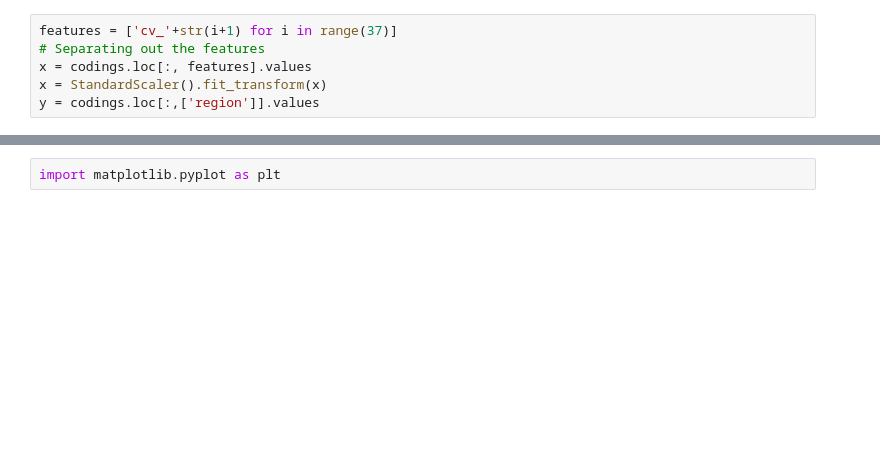
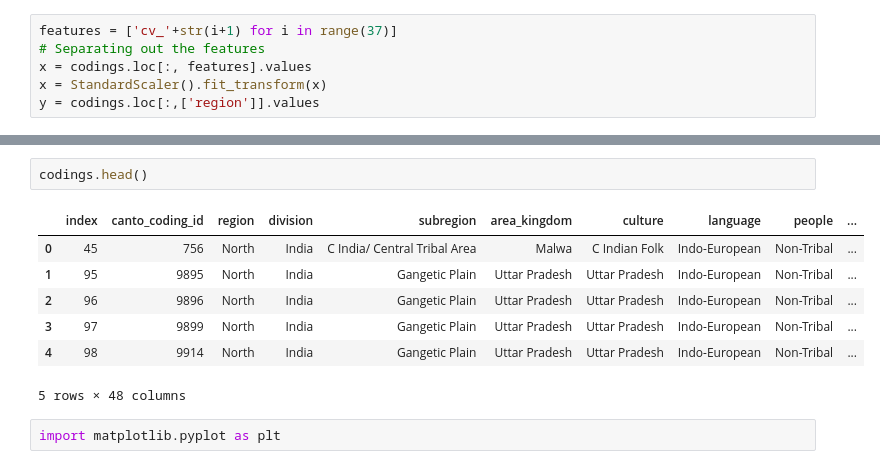
Before and after one commit to comp-music-lab/sfc-journal-2020, a Jupyter notebook: PCA.ipynb, the cells around one changed output, grey strips where cells are left out. Saved outputs shown, nothing was run; the diff lists cells and outputs as text; blank space fills up the shorter version.

```diff
--- a/PCA.ipynb
+++ b/PCA.ipynb
@@ -40,3 +47,13 @@ sns.barplot(x='Principal Component',y="Variance",
+# %%
+codings.head()
+# %% [output]
+|  | index | canto_coding_id | region | division | subregion | area_kingdom | culture | language | people | ... |
+| 0 | 45 | 756 | North | India | C India/ Central Tribal Area | Malwa | C Indian Folk | Indo-European | Non-Tribal | ... |
+| 1 | 95 | 9895 | North | India | Gangetic Plain | Uttar Pradesh | Uttar Pradesh | Indo-European | Non-Tribal | ... |
+| 2 | 96 | 9896 | North | India | Gangetic Plain | Uttar Pradesh | Uttar Pradesh | Indo-European | Non-Tribal | ... |
+| 3 | 97 | 9899 | North | India | Gangetic Plain | Uttar Pradesh | Uttar Pradesh | Indo-European | Non-Tribal | ... |
+| 4 | 98 | 9914 | North | India | Gangetic Plain | Uttar Pradesh | Uttar Pradesh | Indo-European | Non-Tribal | ... |
+5 rows × 48 columns
 # %%
 import matplotlib.pyplot as plt
 # %%
```
Also changed, not shown: parts of 26 cells of this notebook, 15 other files.
